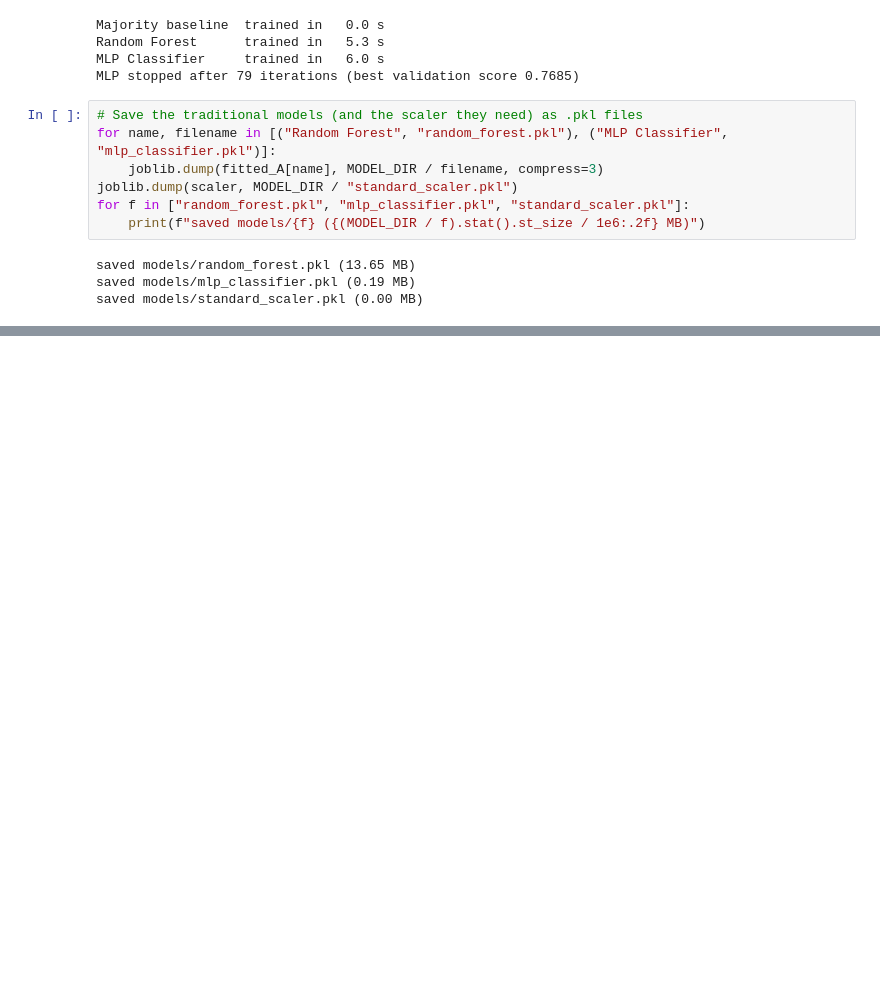
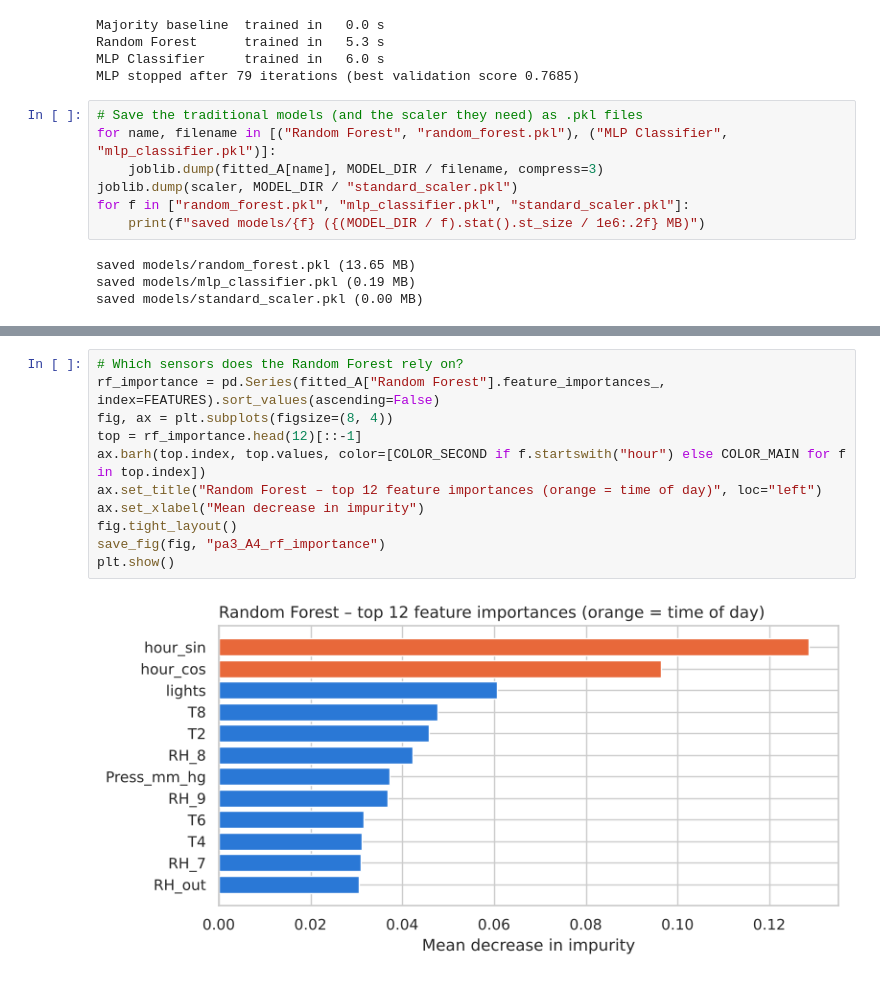
Before and after one commit to phu1009/COS40007---AI-Engineering-, a Jupyter notebook: Portfolio Assessment 3/notebook code/portfolio_assessment_3.ipynb, the cells around one changed output, grey strips where cells are left out. Saved outputs shown, nothing was run; the diff lists cells and outputs as text; blank space fills up the shorter version.

Commit message:
Part A.4-A.5: time-series CV evaluation, model comparison and charts

```diff
--- a/Portfolio Assessment 3/notebook code/portfolio_assessment_3.ipynb
+++ b/Portfolio Assessment 3/notebook code/portfolio_assessment_3.ipynb
@@ -236,0 +296,13 @@ saved models/standard_scaler.pkl (0.00 MB)
+# %%
+# Which sensors does the Random Forest rely on?
+rf_importance = pd.Series(fitted_A["Random Forest"].feature_importances_, index=FEATURES).sort_values(ascending=False)
+fig, ax = plt.subplots(figsize=(8, 4))
+top = rf_importance.head(12)[::-1]
+ax.barh(top.index, top.values, color=[COLOR_SECOND if f.startswith("hour") else COLOR_MAIN for f in top.index])
+ax.set_title("Random Forest – top 12 feature importances (orange = time of day)", loc="left")
+ax.set_xlabel("Mean decrease in impurity")
+fig.tight_layout()
+save_fig(fig, "pa3_A4_rf_importance")
+plt.show()
+# %% [output]
+[figure, added]
```
Also changed, not shown: parts of 7 cells of this notebook, 2 other files.
